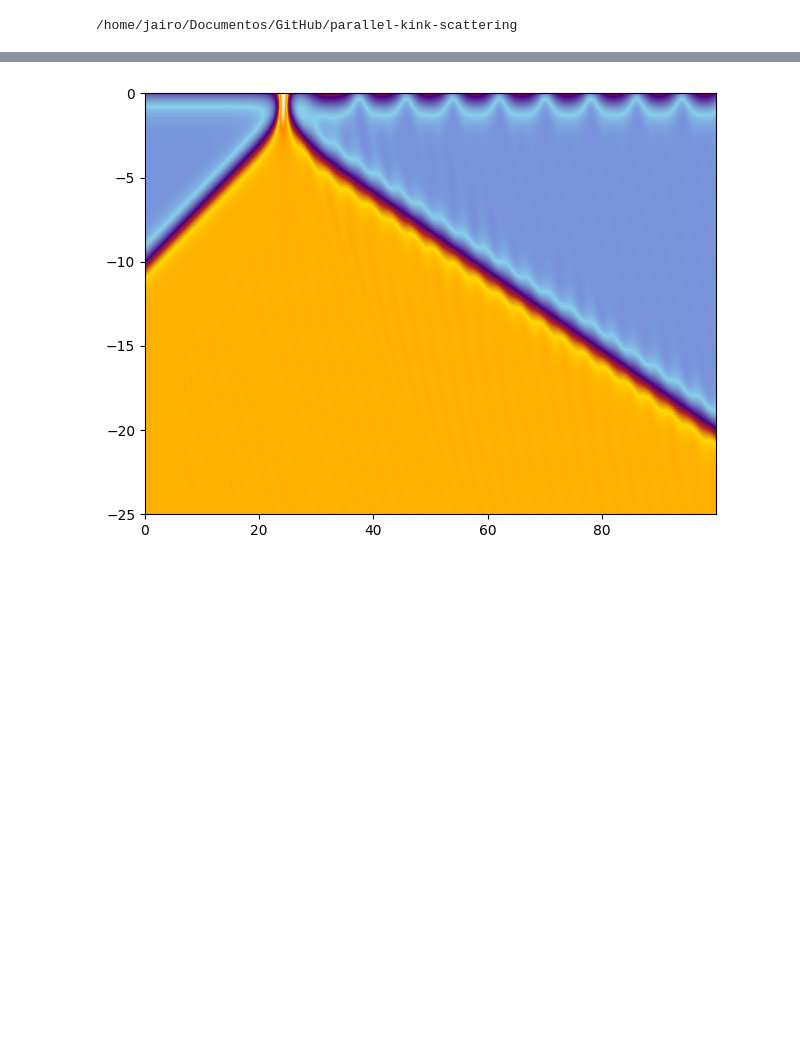
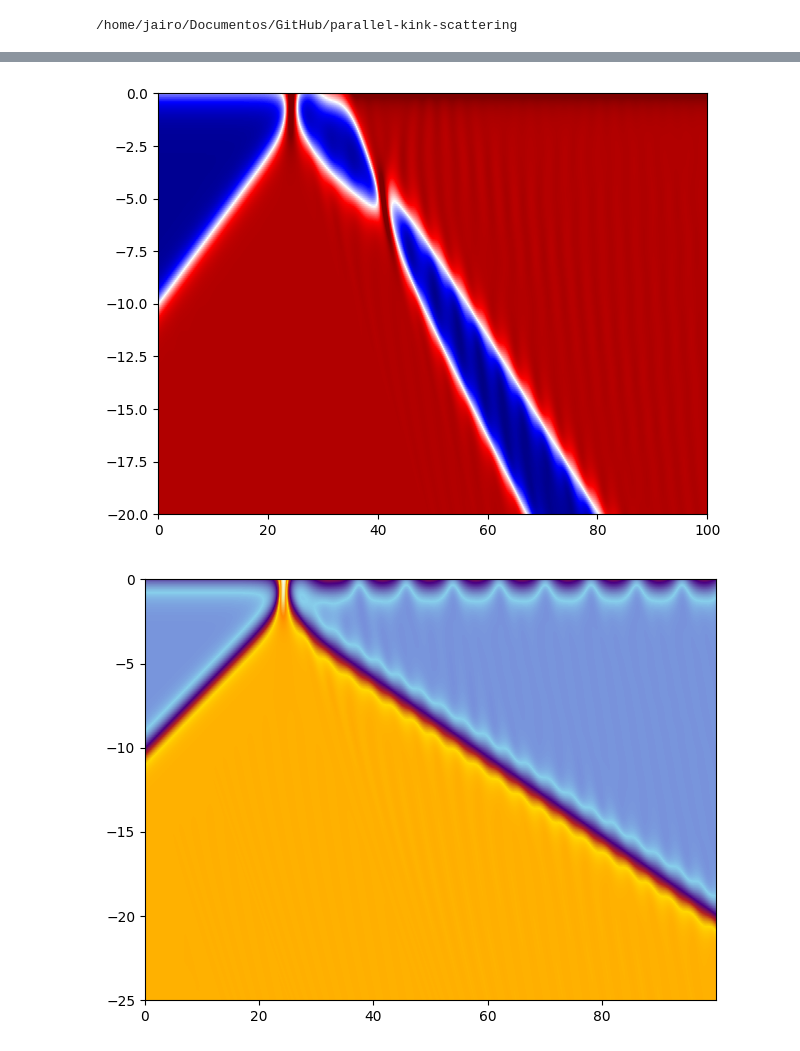
Before and after one commit to JairoSSantos/parallel-kink-scattering, a Jupyter notebook: notebooks/neumann.ipynb, the cells around one changed output, grey strips where cells are left out. Cells and saved outputs as stored; diff of their text form; code cells hidden in the pictures; blank space fills up the shorter version.

```diff
--- a/notebooks/experiments.ipynb
+++ b/notebooks/neumann.ipynb
@@ -97,3 +85,8 @@ plt.show()
+# %%
+plot_boundary_scatter(v=0.35, H=0.9)
+plt.show()
+# %% [output]
+[figure, added]
 # %%
 plot_boundary_scatter(v=0.35, H=0.9)
 plt.show()
```
Also changed, not shown: parts of 8 cells of this notebook, 5 other files.
